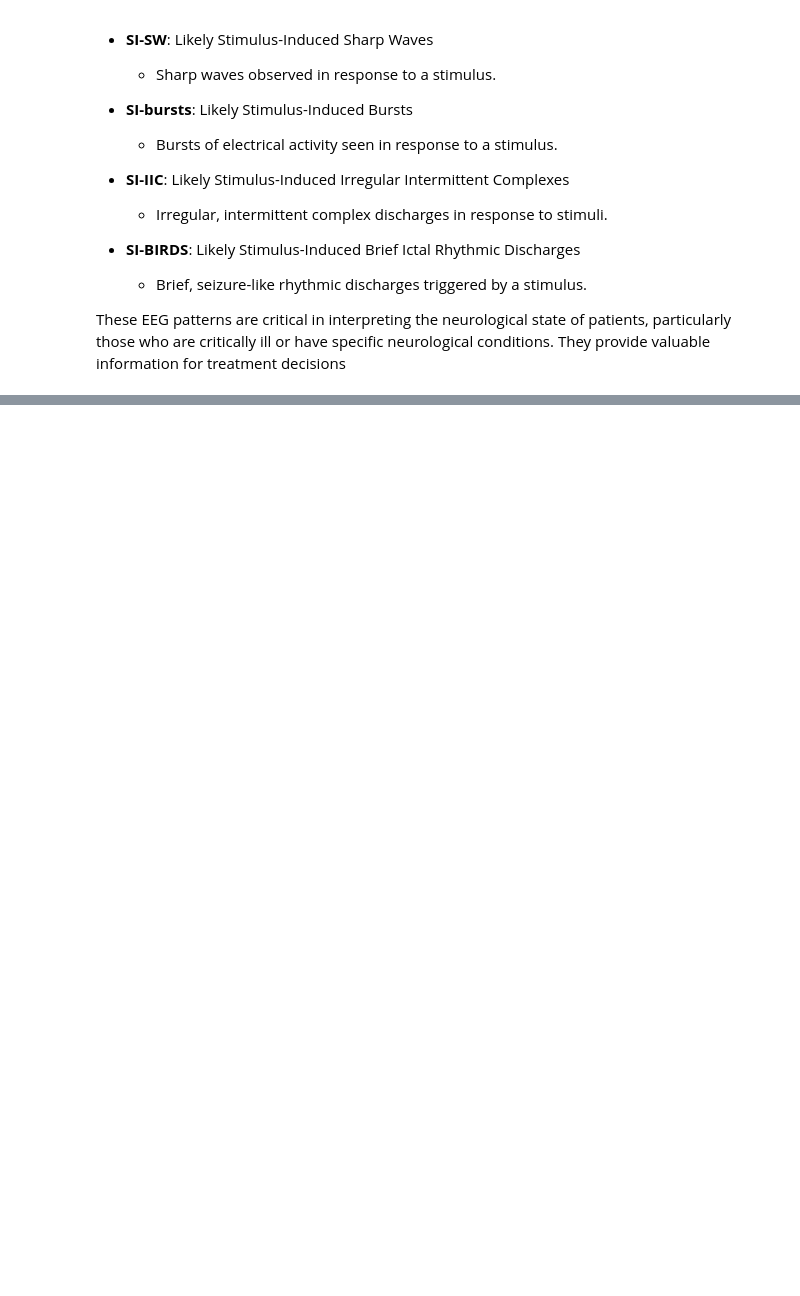
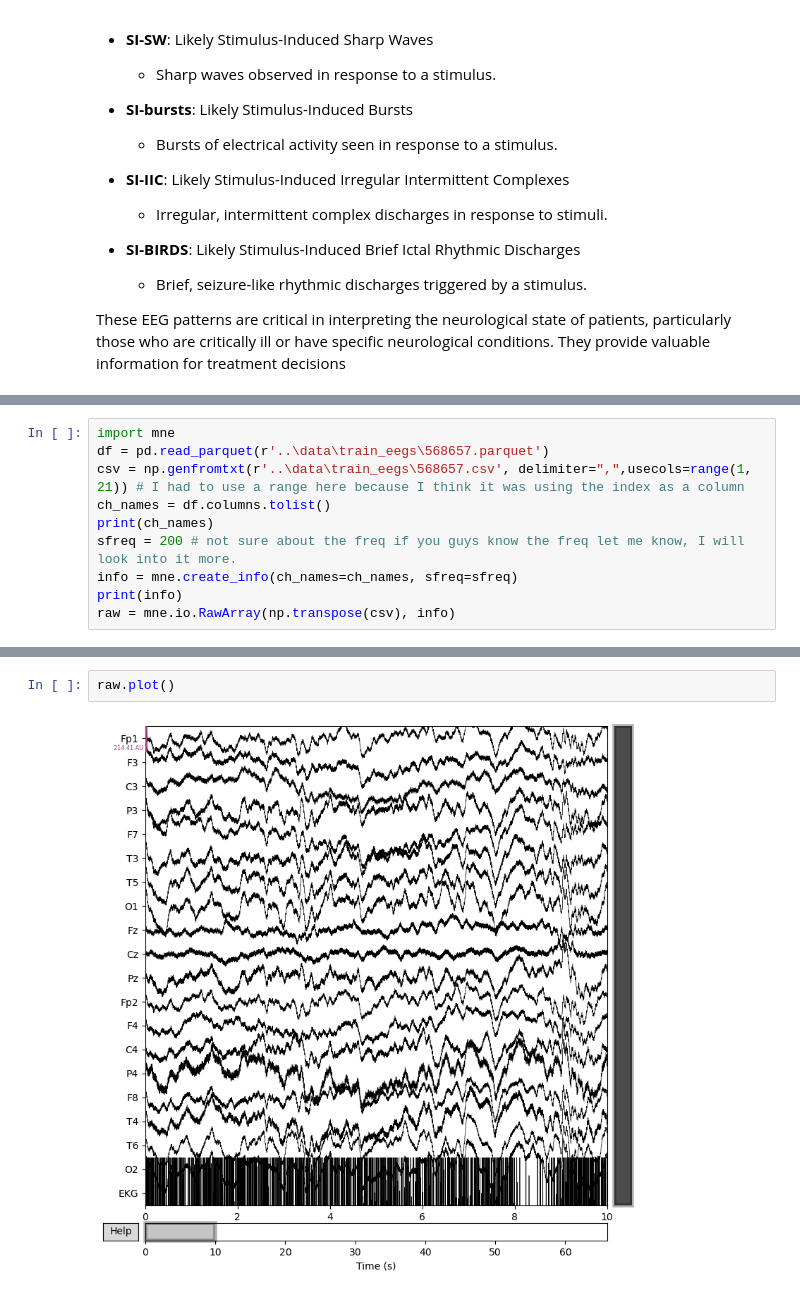
Before and after one commit to byvfx/kaggle, a Jupyter notebook: hms-harmful-brain-activity-classification/notebooks/notes.ipynb, the cells around one changed output, grey strips where cells are left out. Cells and saved outputs as stored; diff of their text form; blank space fills up the shorter version.

```diff
--- a/hms-harmful-brain-activity-classification/notebooks/notes.ipynb
+++ b/hms-harmful-brain-activity-classification/notebooks/notes.ipynb
@@ -62,0 +149,10 @@ Error:
+# %%
+import mne
+df = pd.read_parquet(r'..\data\train_eegs\568657.parquet')
+csv = np.genfromtxt(r'..\data\train_eegs\568657.csv', delimiter=",",usecols=range(1, 21)) # I had to use a range here because I think it was using the index as a column
+ch_names = df.columns.tolist()
+print(ch_names)
+sfreq = 200 # not sure about the freq if you guys know the freq let me know, I will look into it more.
+info = mne.create_info(ch_names=ch_names, sfreq=sfreq)
+print(info)
+raw = mne.io.RawArray(np.transpose(csv), info)
@@ -62,0 +176,4 @@ Error:
+# %%
+raw.plot()
+# %% [output]
+[figure, added]
```
Also changed, not shown: parts of 12 cells of this notebook, 2 other files.
